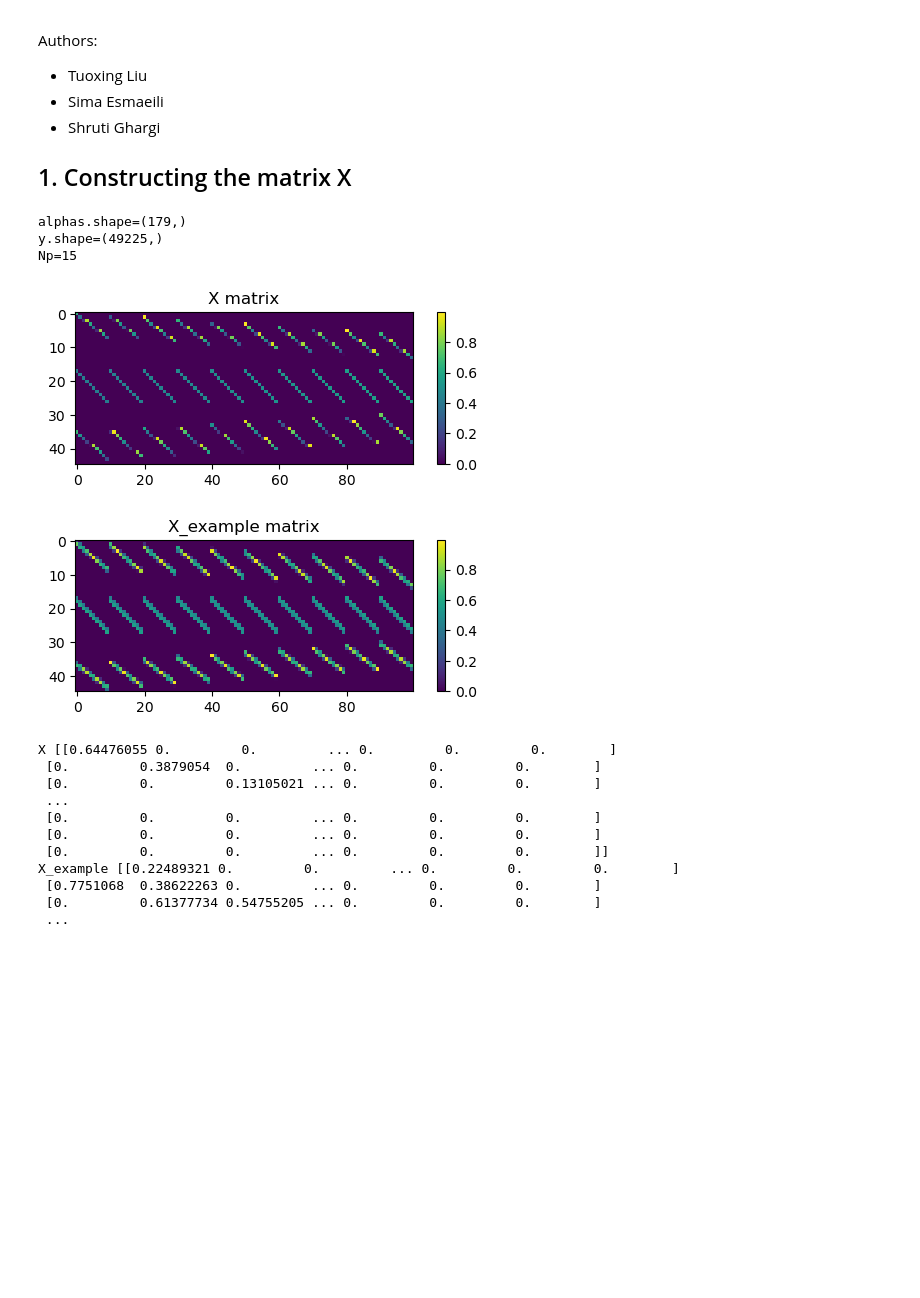
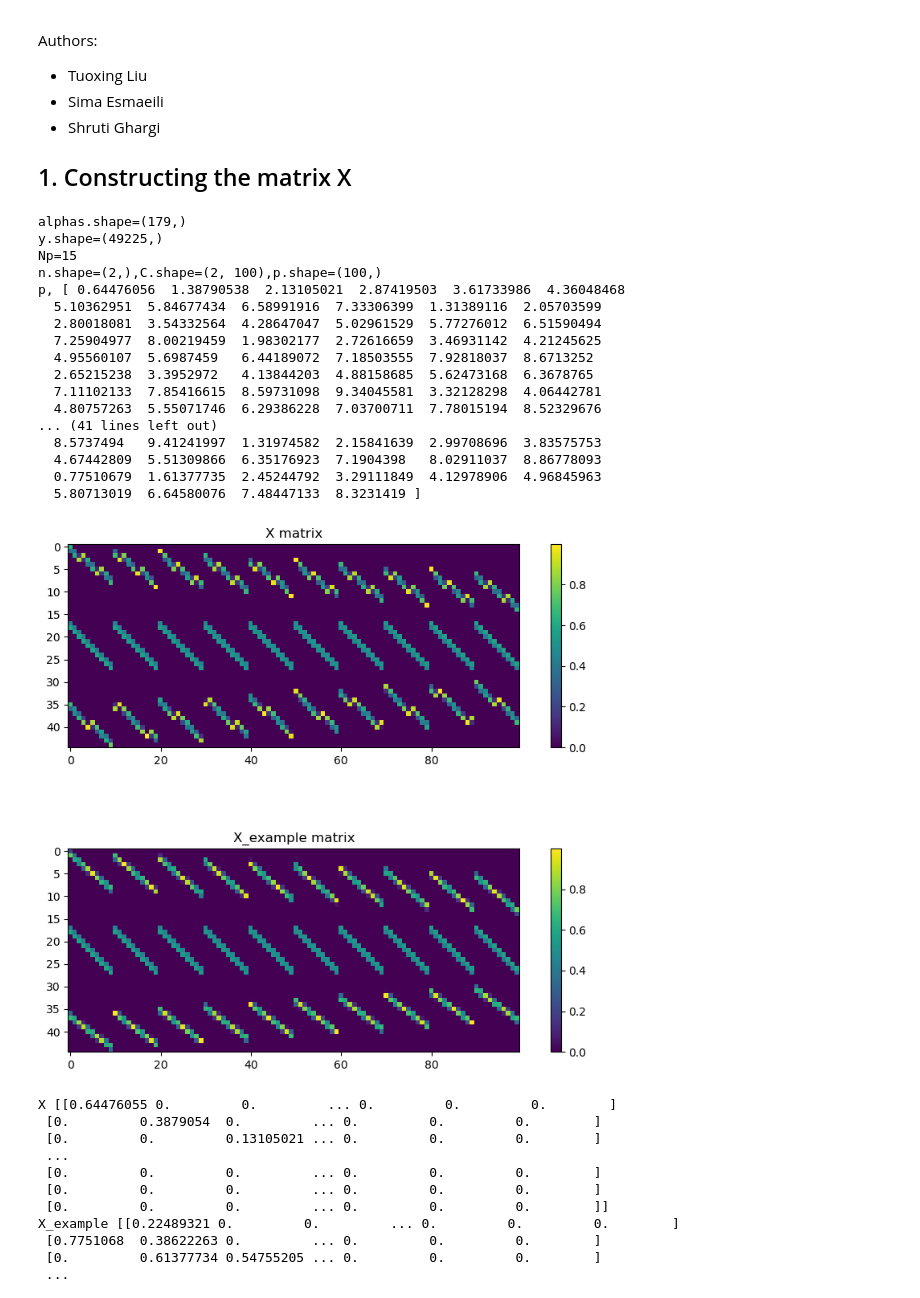
Before and after one commit to Lennox-Elaphurus/ML-Essentials-homework, a Jupyter notebook: Lennox/exercise4/Exercise4.ipynb, the cells around one changed output. Drawn from its saved outputs; the diff is of its cells as text; code cells hidden in the pictures; blank space fills up the shorter version.

```diff
--- a/Lennox/exercise4/Exercise4.ipynb
+++ b/Lennox/exercise4/Exercise4.ipynb
@@ -44,16 +44,18 @@ def construct_X(M, alphas, Np=None):
         alpha = alphas[alpha_idx] # I don't know why, but alpha in my code is inversed
         n = np.array([np.cos(np.deg2rad(alpha)), np.sin(np.deg2rad(alpha))])
         p = np.dot(n.T, C) + s0
-        # print(f"p.shape={p.shape}")
-        # print("p,", p)
+        print(f"n.shape={n.shape},C.shape={C.shape},p.shape={p.shape}")
+        print("p,", p)
 
         # print(f"len(ja)={len(ja)},len(jb)={len(jb)}")
         # print(f"(p%1).shape={(p%1).shape}")
         j_indices.extend(ja + M * jb)
         i_indices.extend((p // 1) + alpha_idx * Np)
+        weights.extend(p % 1)
 
-        weights0=p % 1
-        weights.extend(p % 1)
+        # j_indices.extend(ja + M * jb)
+        # i_indices.extend((p+1 // 1) + alpha_idx * Np)
+        # weights.extend(1-(p % 1))
 
     X = coo_matrix((weights, (i_indices, j_indices)),
                    shape=(N, D), dtype=np.float32)
@@ -68,35 +70,49 @@ alphas = np.load(os.path.join(data_path, "alphas_195.npy"))
 # Example usage
 print(f"alphas.shape={alphas.shape}")
 print(f"y.shape={y.shape}")
 alphas = [42, 1, -33]
 X = construct_X(10, alphas)
 # print("X", X)
 # Convert sparse matrix to dense numpy array for visualization
 X_dense = X.toarray()
 # print(X_dense.shape)
 # print(X_dense)
 
 # Visualize the matrix with the adjusted color scale
-fig, axs = plt.subplots(2,1)
+fig, axs = plt.subplots(2,1, figsize=(10,8))
 im0 = axs[0].imshow(X_dense, cmap='viridis')
 axs[0].set_title('X matrix')
 fig.colorbar(im0, ax=axs[0])
 
 X_example = np.load('hs_tomography/X_example.npy', allow_pickle=True)
 
 im1 = axs[1].imshow(X_example, cmap='viridis')
 axs[1].set_title('X_example matrix')
 fig.colorbar(im1, ax=axs[1])
 
 # Adjust the spacing between subplots
 plt.subplots_adjust(hspace=0.5,top = 0.9)
 
 plt.show()
 # %% [output]
 alphas.shape=(179,)
 y.shape=(49225,)
 Np=15
+n.shape=(2,),C.shape=(2, 100),p.shape=(100,)
+p, [ 0.64476056  1.38790538  2.13105021  2.87419503  3.61733986  4.36048468
+  5.10362951  5.84677434  6.58991916  7.33306399  1.31389116  2.05703599
+  2.80018081  3.54332564  4.28647047  5.02961529  5.77276012  6.51590494
+  7.25904977  8.00219459  1.98302177  2.72616659  3.46931142  4.21245625
+  4.95560107  5.6987459   6.44189072  7.18503555  7.92818037  8.6713252
+  2.65215238  3.3952972   4.13844203  4.88158685  5.62473168  6.3678765
+  7.11102133  7.85416615  8.59731098  9.34045581  3.32128298  4.06442781
+  4.80757263  5.55071746  6.29386228  7.03700711  7.78015194  8.52329676
+... (41 lines left out)
+  8.5737494   9.41241997  1.31974582  2.15841639  2.99708696  3.83575753
+  4.67442809  5.51309866  6.35176923  7.1904398   8.02911037  8.86778093
+  0.77510679  1.61377735  2.45244792  3.29111849  4.12978906  4.96845963
+  5.80713019  6.64580076  7.48447133  8.3231419 ]
-[figure, old version]
+[figure, new version]
 # %%
 print("X", X.toarray())
 print("X_example", X_example)
```
